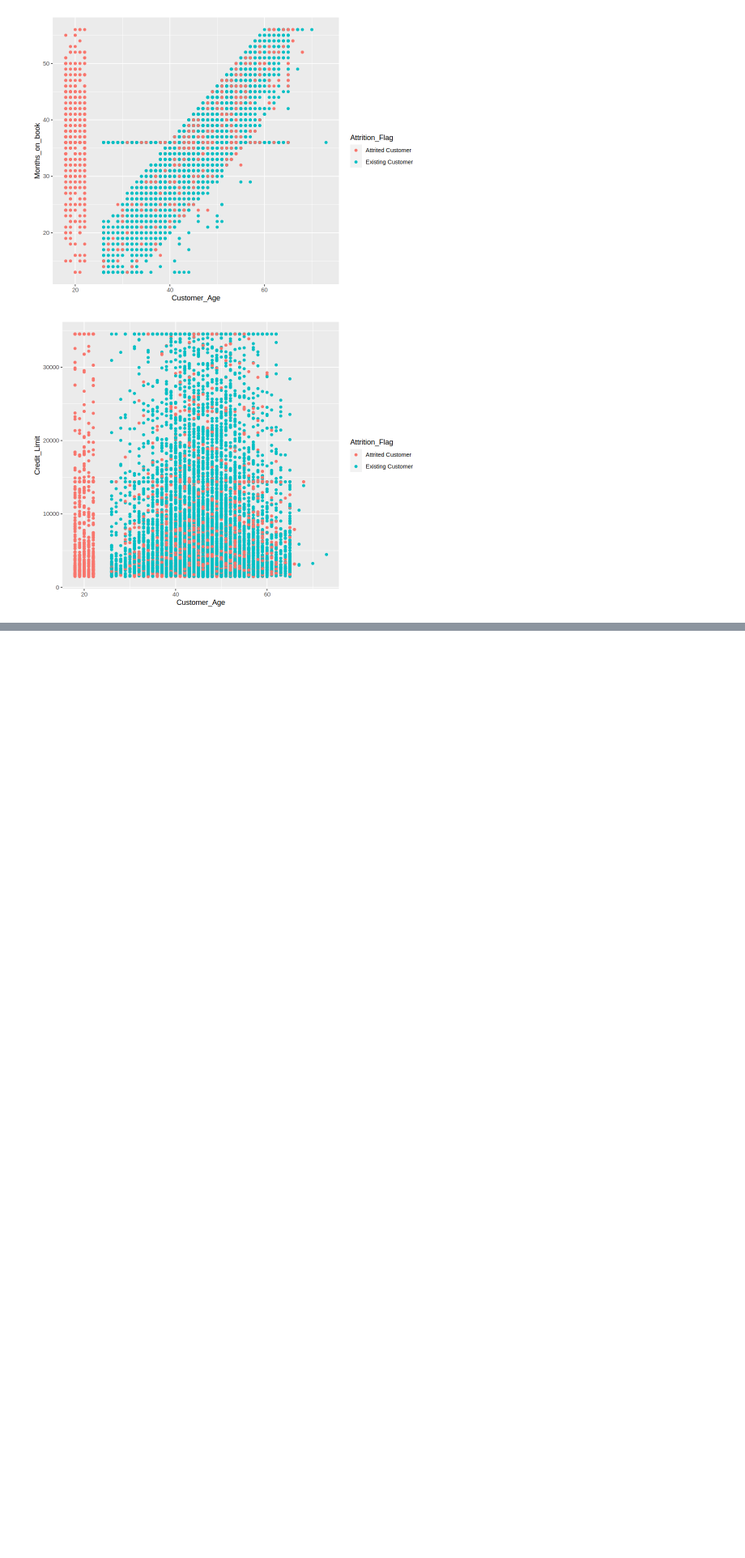
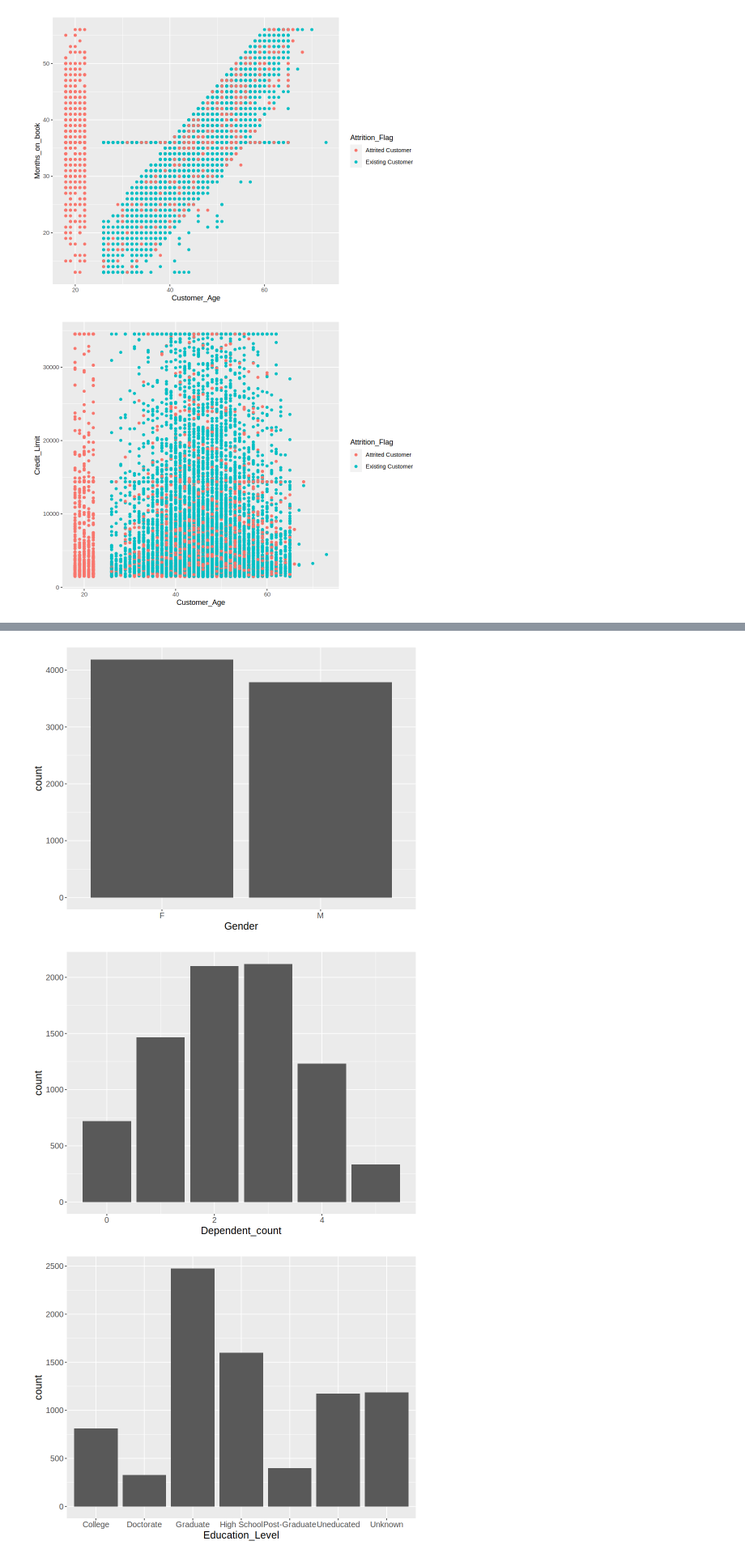
Before and after one commit to lanchiphamm/BOLT-Datathon, a Jupyter notebook: Datathon.ipynb, the cells around one changed output, grey strips where cells are left out. Shown at 81% size. Saved outputs shown, nothing was run; the diff lists cells and outputs as text; code cells hidden in the pictures; blank space fills up the shorter version.

Commit message:
Add graphs for Existing
Explore all columns for existing data. Found nothing

```diff
--- a/Datathon.ipynb
+++ b/Datathon.ipynb
@@ -270,0 +329,37 @@ data %>%
+# %%
+# Categorical
+ggplot(existing, aes(x = Gender)) +
+    geom_bar() +
+    theme(text = element_text(size = 15))
+
+ggplot(existing, aes(x = Dependent_count)) +
+    geom_bar() +
+    theme(text = element_text(size = 15))
+
+ggplot(existing, aes(x = Education_Level)) +
+    geom_bar() +
+    theme(text = element_text(size = 15))
+
+ggplot(existing, aes(x = Marital_Status)) +
+    geom_bar() +
+    theme(text = element_text(size = 15))
+
+ggplot(existing, aes(x = Income_Category)) +
+    geom_bar() +
+    theme(text = element_text(size = 15))
+
+ggplot(existing, aes(x = Total_Relationship_Count)) +
+    geom_bar() +
+    theme(text = element_text(size = 15))
+
+ggplot(existing, aes(x = Months_Inactive_12_mon)) +
+    geom_bar() +
+    theme(text = element_text(size = 15))
+
+ggplot(existing, aes(x = Contacts_Count_12_mon)) +
+    geom_bar() +
+    theme(text = element_text(size = 15))
+# %% [output]
+[figure, added]
+[figure, added]
+[figure, added]
```
Also changed, not shown: parts of 11 cells of this notebook.
